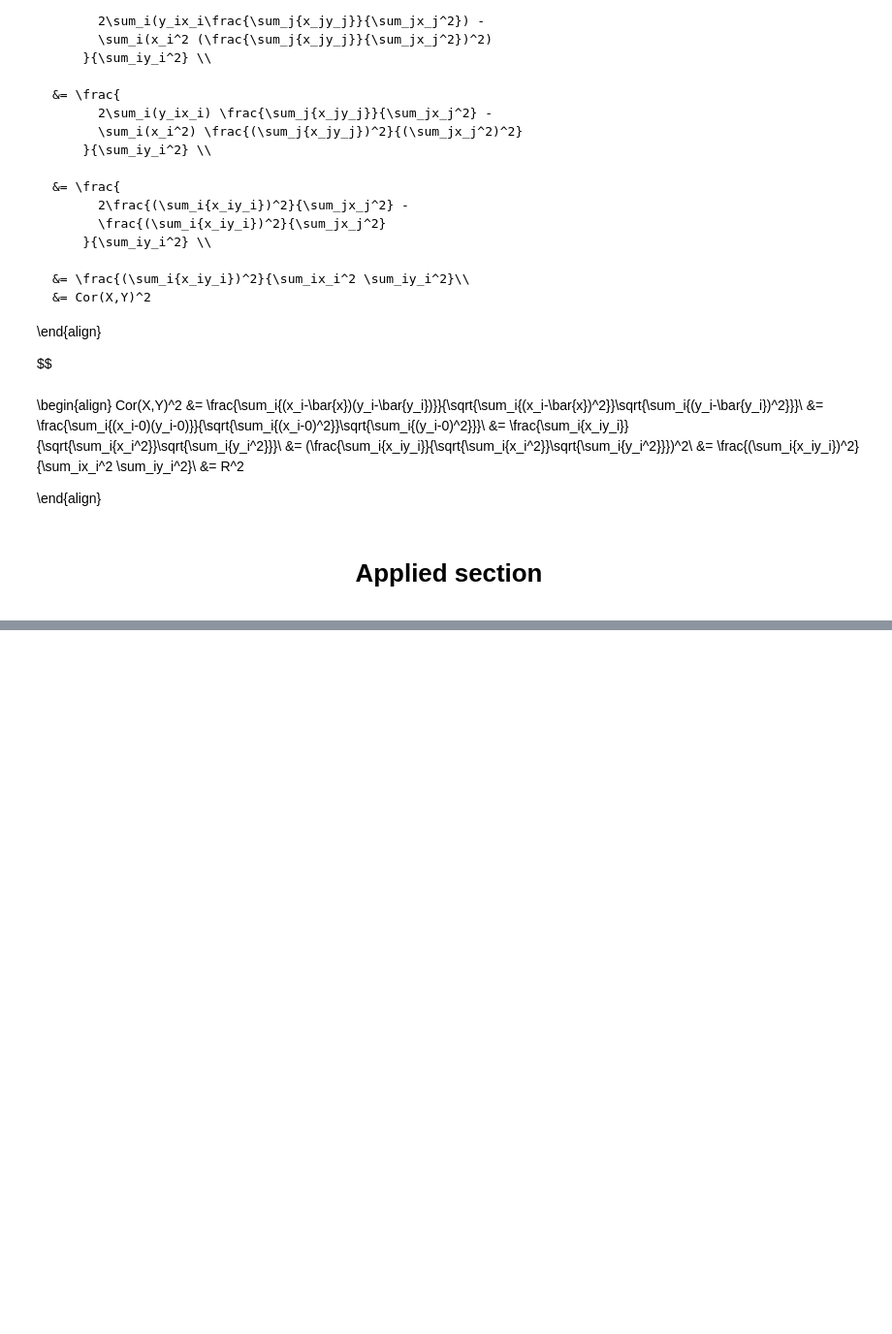
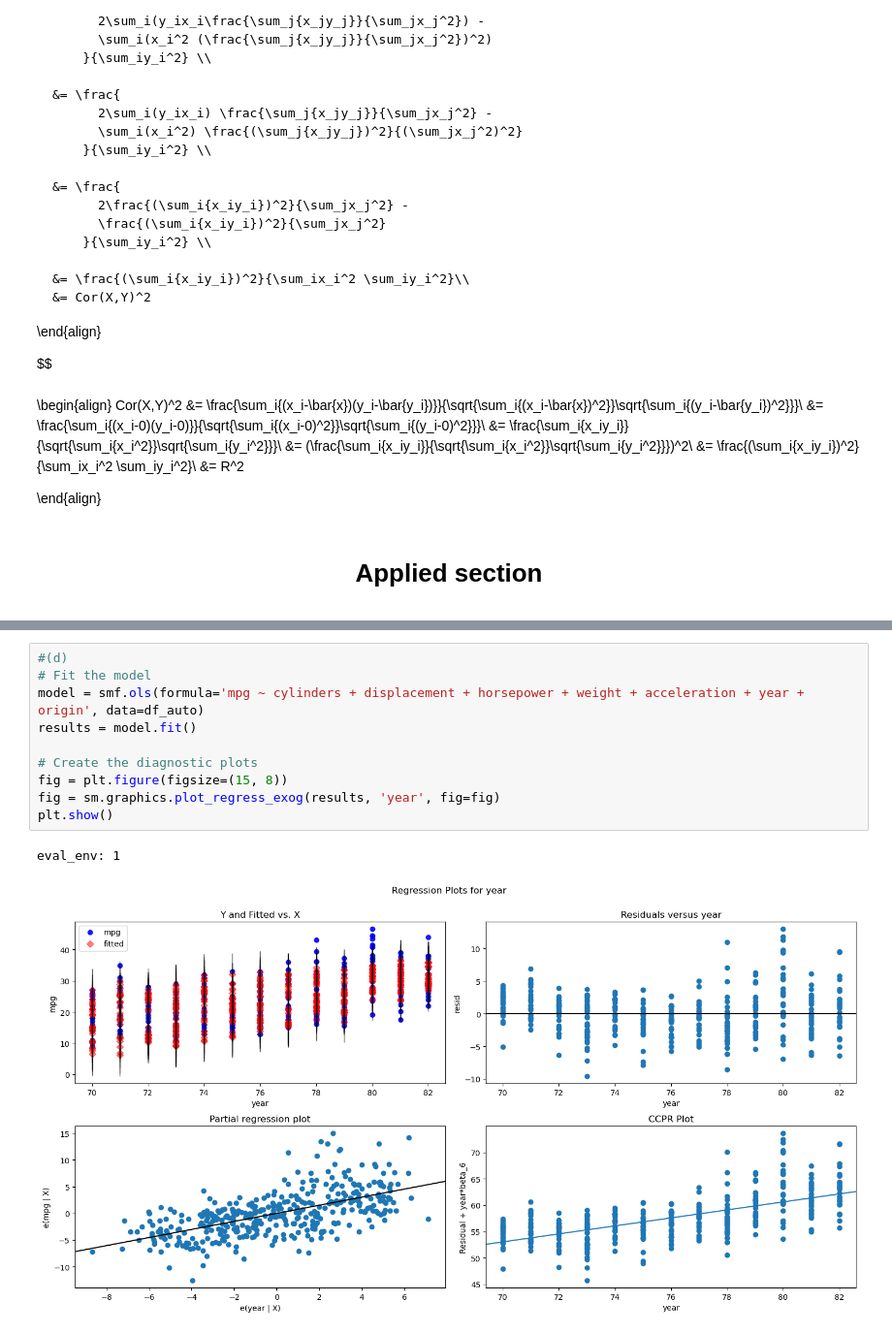
Before and after one commit to Crush53/ITSL-Repo-, a Jupyter notebook: Exercises/Stats_learning_exercise_ch3.ipynb, the cells around one changed output, grey strips where cells are left out. Shown at 97% size. Cells and saved outputs as stored; diff of their text form; blank space fills up the shorter version.

```diff
--- a/Exercises/Stats_learning_exercise_ch3.ipynb
+++ b/Exercises/Stats_learning_exercise_ch3.ipynb
@@ -202,0 +350,13 @@ Cor(X,Y)^2 &= \frac{\sum_i{(x_i-\bar{x})(y_i-\bar{y_i})}}{\sqrt{\sum_i{(x_i-\bar
+# %%
+#(d)
+# Fit the model
+model = smf.ols(formula='mpg ~ cylinders + displacement + horsepower + weight + acceleration + year + origin', data=df_auto)
+results = model.fit()
+
+# Create the diagnostic plots
+fig = plt.figure(figsize=(15, 8))
+fig = sm.graphics.plot_regress_exog(results, 'year', fig=fig)
+plt.show()
+# %% [output]
+eval_env: 1
+[figure, added]
```
Also changed, not shown: parts of 34 cells of this notebook.
